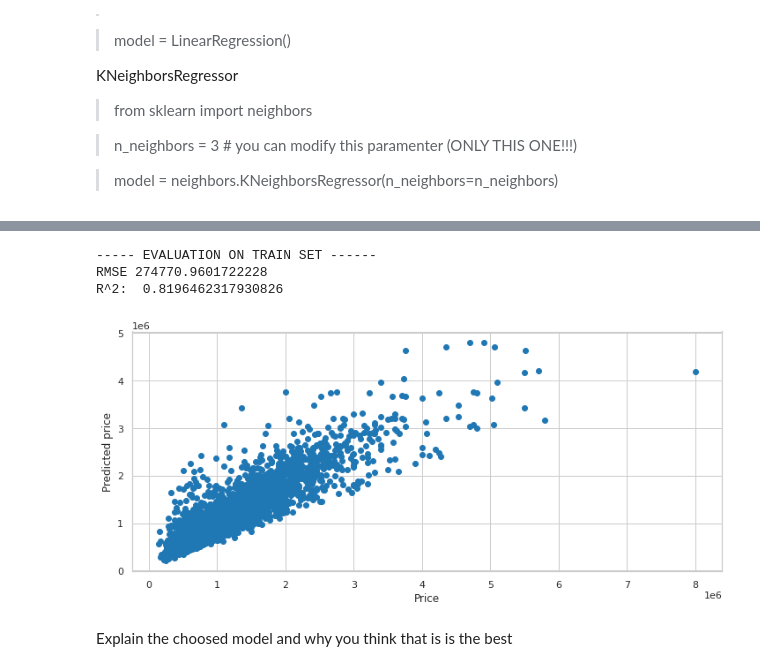
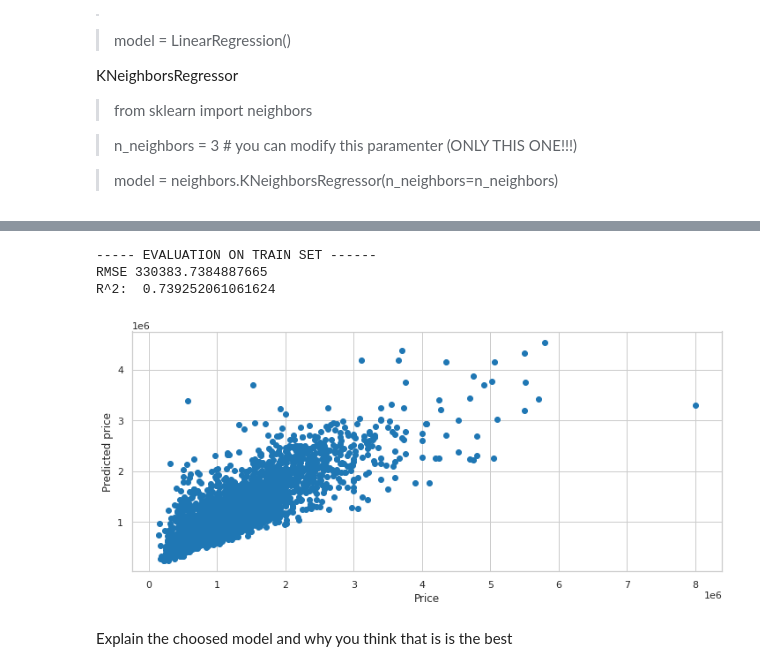
Before and after one commit to paubernabe/Aprenentatge-Automatic, a Jupyter notebook: TEOPR/Session1.ipynb, the cells around one changed output, grey strips where cells are left out. Cells and saved outputs as stored; diff of their text form; code cells hidden in the pictures.

```diff
--- a/TEOPR/Session1.ipynb
+++ b/TEOPR/Session1.ipynb
@@ -329,0 +253,12 @@ train_set
+# %%
+train_set['Corr_prod'] = train_set['Rooms'] * train_set['Bedroom2'] * train_set['Bathroom']
+test_set['Corr_prod'] = test_set['Rooms'] * test_set['Bedroom2'] * test_set['Bathroom']
+
+
+
+train_set['BuildingArea'] = train_set['BuildingArea'].fillna(train_set['BuildingArea'].mean())
+test_set['BuildingArea'] = test_set['BuildingArea'].fillna(test_set['BuildingArea'].mean())
+
+train_set['YearBuilt'] = train_set['YearBuilt'].fillna(train_set['YearBuilt'].mean())
+test_set['YearBuilt'] = test_set['YearBuilt'].fillna(test_set['YearBuilt'].mean())
+train_set
@@ -329,0 +280,3 @@ train_set
+# %%
+train_set['Corr_sum'] = train_set['Rooms'] * train_set['Bedroom2'] * train_set['Bathroom']
+test_set['Corr_sum'] = test_set['Rooms'] * test_set['Bedroom2'] * test_set['Bathroom']
@@ -330,8 +290,7 @@ train_set
 # %%
 ## the features
 
-features = ['Rooms','Landsize', 'BuildingArea', 'YearBuilt', 'Distance', 'Car', 'Bathroom', 'Bedroom2', 'Propertycount', 'Encoded_Type'
-           ,'Encoded_Regionname', 'Encoded_Suburb', 'Postcode', 'Encoded_Seller', 'Longtitude', 'Lattitude']
+features = ['Rooms','Landsize', 'BuildingArea', 'YearBuilt', 'Distance', 'Bathroom', 'Bedroom2', 'Propertycount', 'Corr_sum']
 ## DEFINE YOUR FEATURES
 X = train_set[features].fillna(0)
 y = train_set[['Price']]
@@ -340,40 +299,40 @@ y = train_set[['Price']]
 
 from sklearn import neighbors
 
-n_neighbors = 2 # you can modify this paramenter (ONLY THIS ONE!!!)
+n_neighbors = 3 # you can modify this paramenter (ONLY THIS ONE!!!)
 
 model = neighbors.KNeighborsRegressor(n_neighbors=n_neighbors)
 ## fit the model
 model.fit(X, y)
 
 ## predict training set
 y_pred = model.predict(X)
 
 ## Evaluate the model and plot it
 from sklearn.metrics import mean_squared_error, r2_score
 print("----- EVALUATION ON TRAIN SET ------")
 print("RMSE",np.sqrt(mean_squared_error(y, y_pred)))
 print("R^2: ",r2_score(y, y_pred))
 
 
 plt.scatter(y, y_pred)
 plt.xlabel('Price')
 plt.ylabel('Predicted price');
 plt.show()
 
 ## predict the test set and generate the submission file
 X_test = test_set[features].fillna(0)
 y_pred = model.predict(X_test)
 
 df_output = pd.DataFrame(y_pred)
 df_output = df_output.reset_index()
 df_output.columns = ['index','Price']
 
 df_output.to_csv('output/session1/problem_submission.csv',index=False)
 # %% [output]
 ----- EVALUATION ON TRAIN SET ------
-RMSE 274770.9601722228
-R^2:  0.8196462317930826
+RMSE 330383.7384887665
+R^2:  0.739252061061624
-[figure, old version]
+[figure, new version]
 # %% [markdown]
 Explain the choosed model and why you think that is is the best
```
Also changed, not shown: parts of 6 cells of this notebook, 4 other files.
